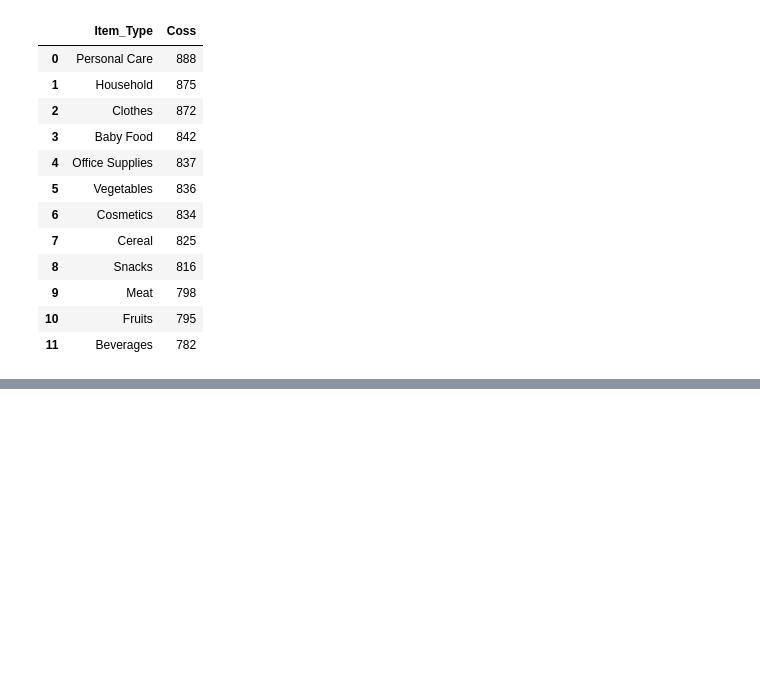
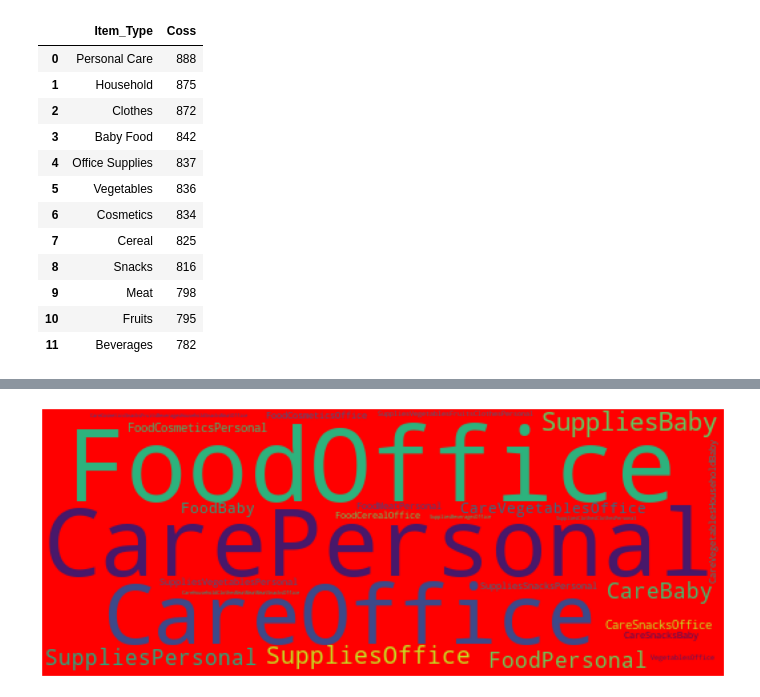
Before and after one commit to Sonu-Simariya/jupyter, a Jupyter notebook: Untitled-2.ipynb, the cells around one changed output, grey strips where cells are left out. Drawn from its saved outputs; the diff is of its cells as text; code cells hidden in the pictures; blank space fills up the shorter version.

```diff
--- a/Untitled-2.ipynb
+++ b/Untitled-2.ipynb
@@ -72,3 +71,14 @@ fig={ 'data':[{'values':cot.iloc[:, 1], 'labels':val, 'name':'Item_Type','hoveri
 iplot(fig)
 # %% [output]
 [interactive output not drawn]
+# %%
+from wordcloud import WordCloud
+periods=data.loc[(data['Order_Date']>='2/17/2010')&(data['Order_Date']<='3/29/2017')]
+items=periods.Item_Type
+mlp.subplots(figsize=(20,10))
+wordcloud=WordCloud(background_color="red",width=512,height=200).generate("".join(items))
+mlp.imshow(wordcloud)
+mlp.axis('off')
+mlp.show()
+# %% [output]
+[figure, added]
```
Also changed, not shown: parts of 1 cell of this notebook.
